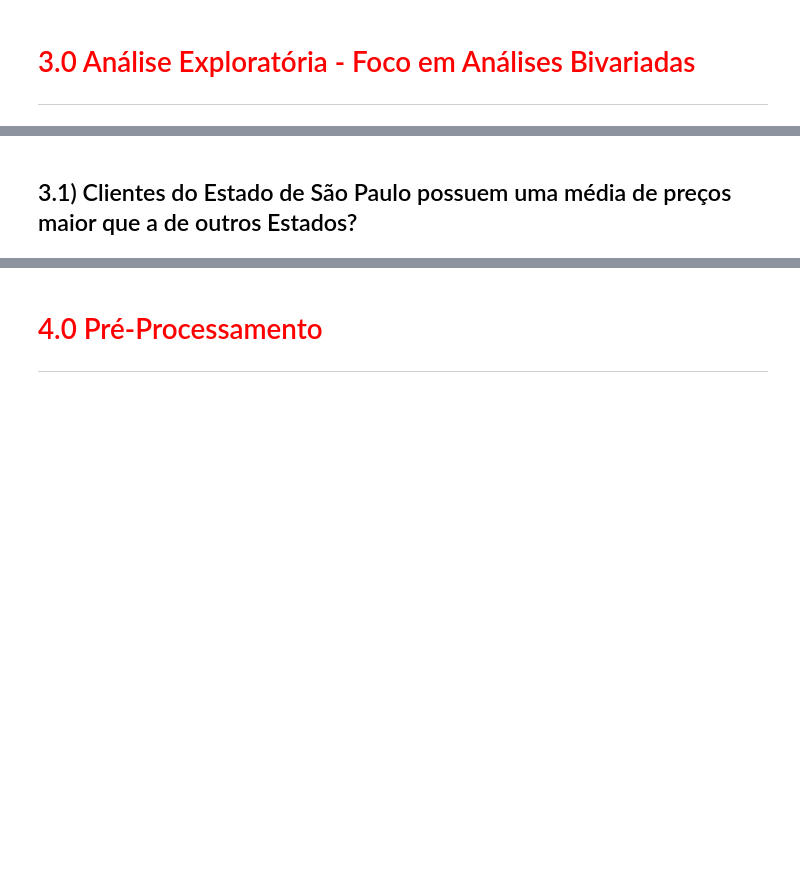
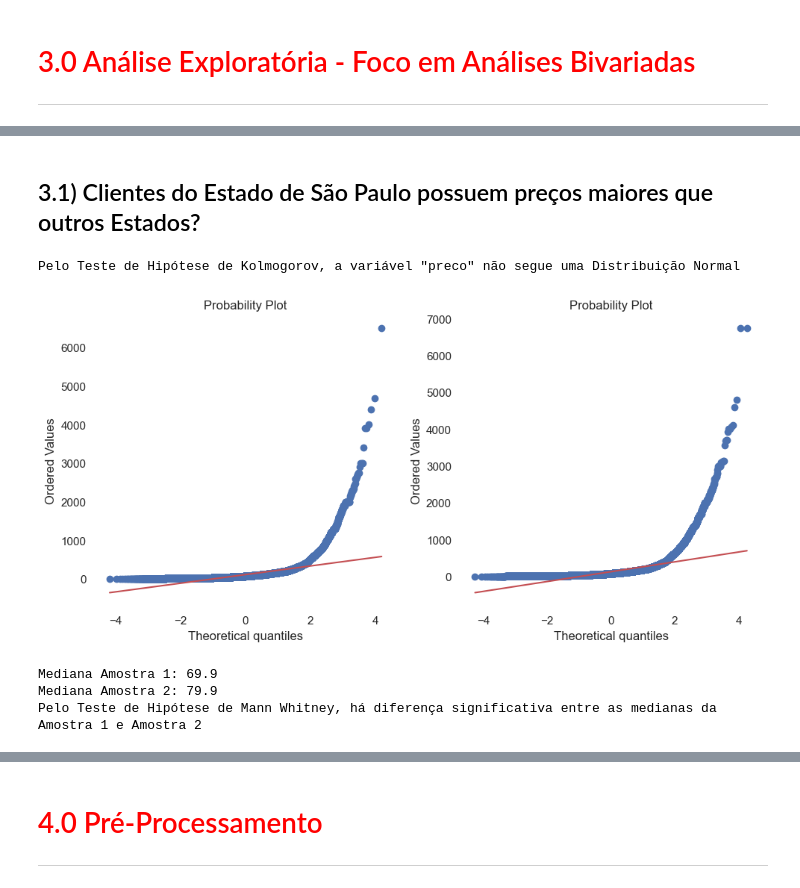
Before and after one commit to leonardovargas10/Modelo_Segmentacao_Clientes, a Jupyter notebook: segmentacao_clientes_marketing.ipynb, the cells around one changed output, grey strips where cells are left out. Saved outputs shown, nothing was run; the diff lists cells and outputs as text; code cells hidden in the pictures; blank space fills up the shorter version.

```diff
--- a/segmentacao_clientes_marketing.ipynb
+++ b/segmentacao_clientes_marketing.ipynb
@@ -404,3 +439,27 @@ def analisa_correlacao(metodo, df):
+# %%
+def teste_hipotese_duas_amostras_independentes(parametrico, amostra1, amostra2, variavel):
+
+    media_amostra_1 = amostra1[variavel].mean()
+    media_amostra_2 = amostra2[variavel].mean()
+    mediana_amostra_1 = amostra1[variavel].median()
+    mediana_amostra_2 = amostra2[variavel].median()
+
+    if parametrico == True:
+        print(f'Média Amostra 1: {media_amostra_1}')
+        print(f'Média Amostra 2: {media_amostra_2}')
+        stat, p_value = ztest(amostra1[variavel], amostra2[variavel])
+        if p_value > 0.05:
+            print(f'Pelo Teste de Hipótese Z, não há diferença significativa entre as médias da Amostra 1 e Amostra 2')
+        else:
+            print(f'Pelo Teste de Hipótese Z, há diferença significativa entre as médias da Amostra 1 e Amostra 2')
+    else:
+        print(f'Mediana Amostra 1: {mediana_amostra_1}')
+        print(f'Mediana Amostra 2: {mediana_amostra_2}')
+        stat, p_value = stats.mannwhitneyu(amostra1[variavel], amostra2[variavel])
+        if p_value > 0.05:
+            print(f'Pelo Teste de Hipótese de Mann Whitney, não há diferença significativa entre as medianas da Amostra 1 e Amostra 2')
+        else:
+            print(f'Pelo Teste de Hipótese de Mann Whitney, há diferença significativa entre as medianas da Amostra 1 e Amostra 2')
 # %% [markdown]
 # <font color='red' style='font-size: 40px;'> 1.0 Entendimento das Bases de Dados </font>
 <hr style='border: 2px solid red;'>
@@ -504,3 +565,5 @@ dtype: int64
+# %%
+df_trusted = df_raw.copy()
 # %% [markdown]
 # <font color='red' style='font-size: 40px;'> 2.0 Análise Exploratória  - Foco em Análises Univariadas </font>
 <hr style='border: 2px solid red;'>
@@ -576,2 +663,17 @@ plota_barras(['review'], False, df_raw, 1, 1)
 # %% [markdown]
-## 3.1) Clientes do Estado de São Paulo possuem uma média de preços maior que a de outros Estados?
+## 3.1) Clientes do Estado de São Paulo possuem preços maiores que outros Estados?
+# %%
+df_precos_estado = df_trusted.copy()
+df_precos_estado['estado_sp'] = np.where(df_precos_estado['estado_cliente'] == 'SP', 'Yes', 'No')
+
+df_sp = df_precos_estado.loc[df_precos_estado.estado_sp == 'Yes']
+df_outros_estados = df_precos_estado.loc[df_precos_estado.estado_sp == 'No']
+
+analisa_normalidade(df_sp, df_outros_estados, 'preco')
+teste_hipotese_duas_amostras_independentes(False, df_sp, df_outros_estados, 'preco')
+# %% [output]
+Pelo Teste de Hipótese de Kolmogorov, a variável "preco" não segue uma Distribuição Normal
+[figure, added]
+Mediana Amostra 1: 69.9
+Mediana Amostra 2: 79.9
+Pelo Teste de Hipótese de Mann Whitney, há diferença significativa entre as medianas da Amostra 1 e Amostra 2
```
Also changed, not shown: parts of 22 cells of this notebook.
